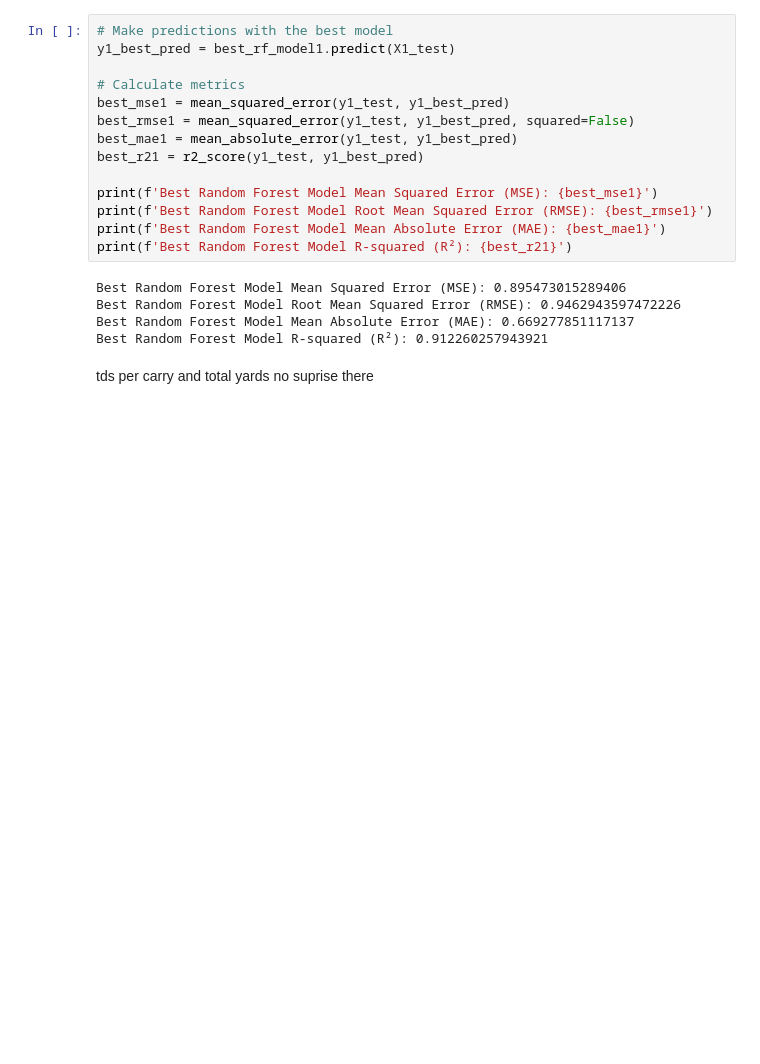
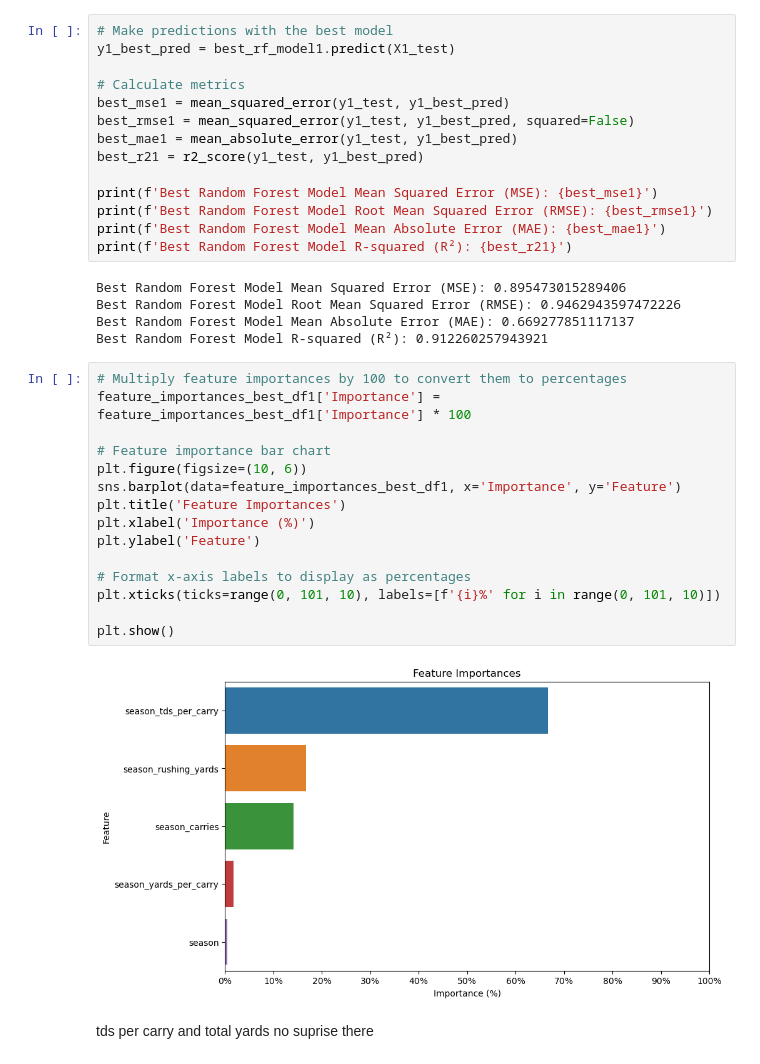
Before and after one commit to DBAfox/Team-USA-Football, a Jupyter notebook: NFL Dream Team.ipynb, the cells around one changed output. Cells and saved outputs as stored; diff of their text form; blank space fills up the shorter version.

```diff
--- a/NFL Dream Team.ipynb
+++ b/NFL Dream Team.ipynb
@@ -857,6 +953,23 @@ Best Random Forest Model Mean Squared Error (MSE): 0.895473015289406
 Best Random Forest Model Root Mean Squared Error (RMSE): 0.9462943597472226
 Best Random Forest Model Mean Absolute Error (MAE): 0.669277851117137
 Best Random Forest Model R-squared (R²): 0.912260257943921
+# %%
+# Multiply feature importances by 100 to convert them to percentages
+feature_importances_best_df1['Importance'] = feature_importances_best_df1['Importance'] * 100
+
+# Feature importance bar chart
+plt.figure(figsize=(10, 6))
+sns.barplot(data=feature_importances_best_df1, x='Importance', y='Feature')
+plt.title('Feature Importances')
+plt.xlabel('Importance (%)')
+plt.ylabel('Feature')
+
+# Format x-axis labels to display as percentages
+plt.xticks(ticks=range(0, 101, 10), labels=[f'{i}%' for i in range(0, 101, 10)])
+
+plt.show()
+# %% [output]
+[figure, added]
 # %% [markdown]
 tds per carry and total yards no suprise there
 # %%
```
Also changed, not shown: parts of 21 cells of this notebook.
